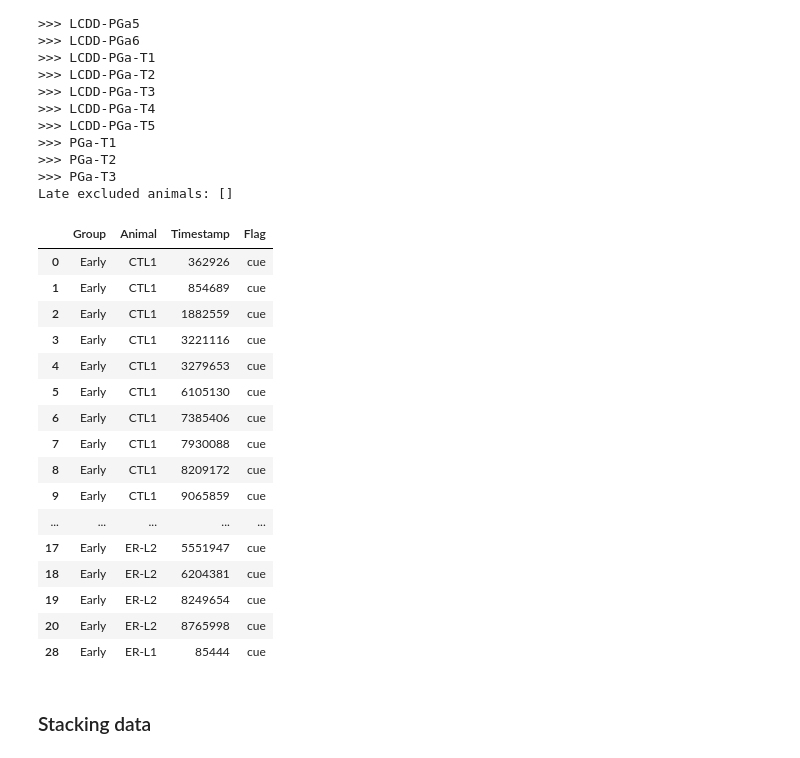
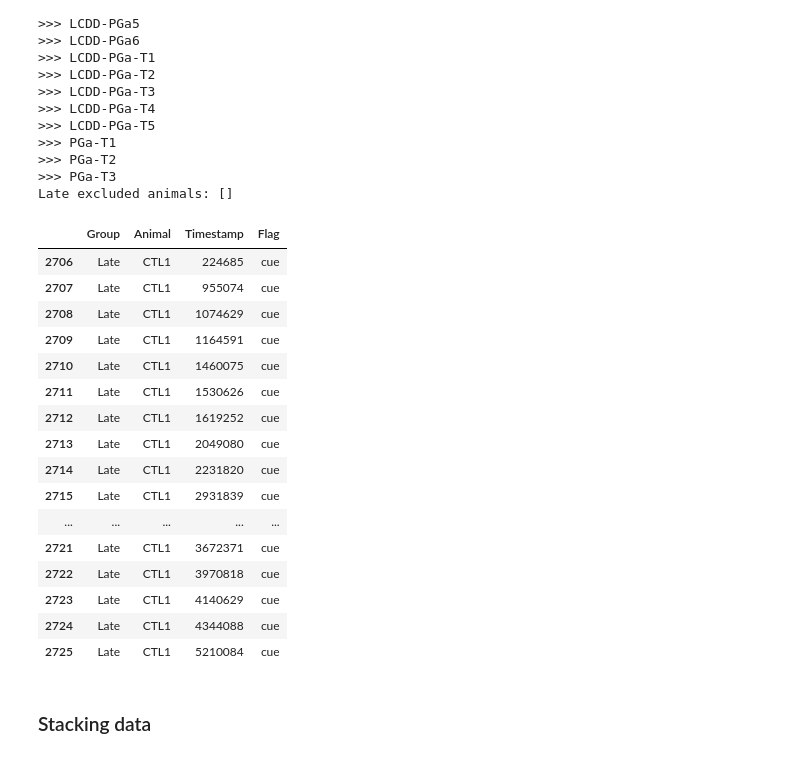
Before and after one commit to datasiansalsa/PFC_Self-Admin_Analysis, a Jupyter notebook: cue-analysis/acquisition/ACQ_cue_analysis_JJB.ipynb, the cells around one changed output. Cells and saved outputs as stored; diff of their text form; code cells hidden in the pictures.

```diff
--- a/cue-analysis/acquisition/ACQ_cue_analysis_JJB.ipynb
+++ b/cue-analysis/acquisition/ACQ_cue_analysis_JJB.ipynb
@@ -42,8 +46,8 @@ from sklearn.metrics import silhouette_samples
 
 population = 'ACQUISITION'
 
-user = 'jboqu'
-#user = 'OtisLab'
+# user = 'jboqu'
+user = 'OtisLab'
 
 basedir = r'C:\Users\%s\Dropbox\2P Imaging Projects\Beth\Josh\Project Datasets\PFC Self-Admin Analysis\PFC Self Admin Data'%(user)
 
@@ -131,7 +135,7 @@ print('Frame rate:', framerate)
 print('Averaged frame rate:', averagedframerate)
 
 #window size variables
-pre_window_size = int(10*framerate) #How many frames per trial before origin to be plotted?
+pre_window_size = int(10*framerate)+12 #How many frames per trial before origin to be plotted?
 window_size =  int((pre_window_size*2)+(3*framerate)) #How many frames do you want to plot around the origin?
 post_window_size = window_size - pre_window_size
 baselinefirstframe = 0
@@ -690,47 +694,47 @@ Late excluded animals: []
 # %%
 #making population dataframes
 
 groups = ['Early', 'Middle', 'Late']
 animals = [early_animals_of_interest, middle_animals_of_interest, late_animals_of_interest]
 directories = [earlybasedir, middlebasedir, latebasedir]
 
 temp_dict = [] #list for population array
 for index in range(len(groups)):
     group = groups[index]
     animals_of_interest = animals[index]
     indir = directories[index]
     for animal in animals_of_interest:
         FOVs = next(os.walk(os.path.join(indir, animal)))[1]
         for fov in sorted(FOVs):
             flags = pd.read_csv(os.path.join(indir, animal, fov, 'active_flags.csv'))
             for i in range(len(flags)):
                 # print(flags['Timestamp'][i], '-', flags['Flag'][i])
                 temp_dict.append(
                     {'Group': group,
                      'Animal': animal,
                      'Timestamp': flags['Timestamp'][i],
                      'Flag': flags['Flag'][i]}
                 )
 flags_df = pd.DataFrame(temp_dict)
-flags_df[flags_df['Flag']=='cue'][flags_df['Group']=='Early'].head(20)
+flags_df[flags_df['Flag']=='cue'][flags_df['Group']=='Late'].head(20)
 # %% [output]
 |  | Group | Animal | Timestamp | Flag |
-| 0 | Early | CTL1 | 362926 | cue |
-| 1 | Early | CTL1 | 854689 | cue |
-| 2 | Early | CTL1 | 1882559 | cue |
-| 3 | Early | CTL1 | 3221116 | cue |
-| 4 | Early | CTL1 | 3279653 | cue |
-| 5 | Early | CTL1 | 6105130 | cue |
-| 6 | Early | CTL1 | 7385406 | cue |
-| 7 | Early | CTL1 | 7930088 | cue |
-| 8 | Early | CTL1 | 8209172 | cue |
-| 9 | Early | CTL1 | 9065859 | cue |
+| 2706 | Late | CTL1 | 224685 | cue |
+| 2707 | Late | CTL1 | 955074 | cue |
+| 2708 | Late | CTL1 | 1074629 | cue |
+| 2709 | Late | CTL1 | 1164591 | cue |
+| 2710 | Late | CTL1 | 1460075 | cue |
+| 2711 | Late | CTL1 | 1530626 | cue |
+| 2712 | Late | CTL1 | 1619252 | cue |
+| 2713 | Late | CTL1 | 2049080 | cue |
+| 2714 | Late | CTL1 | 2231820 | cue |
+| 2715 | Late | CTL1 | 2931839 | cue |
 | ... | ... | ... | ... | ... |
-| 17 | Early | ER-L2 | 5551947 | cue |
-| 18 | Early | ER-L2 | 6204381 | cue |
-| 19 | Early | ER-L2 | 8249654 | cue |
-| 20 | Early | ER-L2 | 8765998 | cue |
-| 28 | Early | ER-L1 | 85444 | cue |
+| 2721 | Late | CTL1 | 3672371 | cue |
+| 2722 | Late | CTL1 | 3970818 | cue |
+| 2723 | Late | CTL1 | 4140629 | cue |
+| 2724 | Late | CTL1 | 4344088 | cue |
+| 2725 | Late | CTL1 | 5210084 | cue |
 # %% [markdown]
 ### Stacking data
 # %% [markdown]
```
Also changed, not shown: parts of 16 cells of this notebook.
